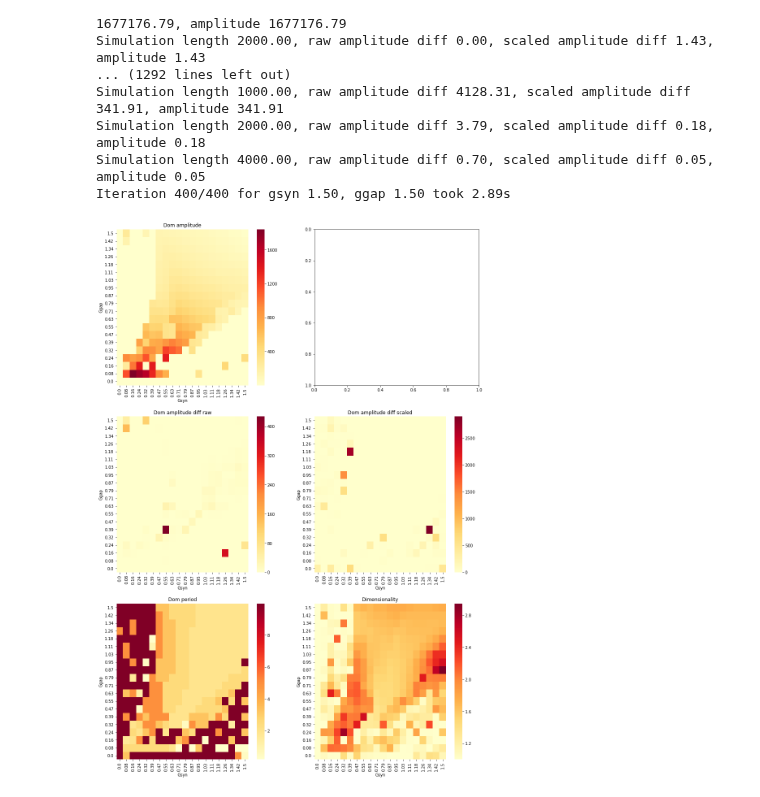
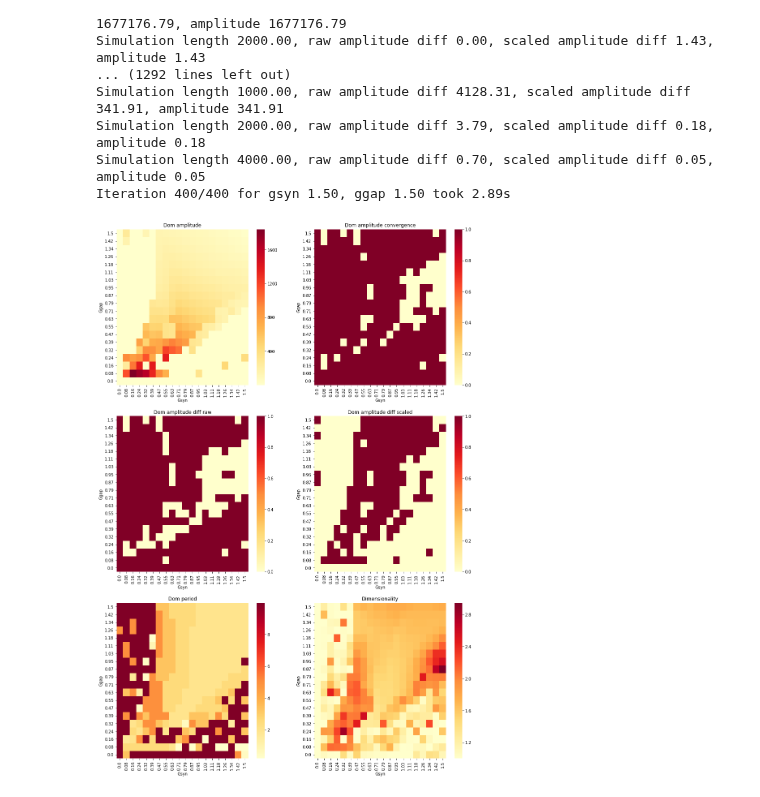
Before and after one commit to sjonany/c-elegans-interactome-analysis, a Jupyter notebook: all_at_a_time.ipynb, the cells around one changed output. Cells and saved outputs as stored; diff of their text form; code cells hidden in the pictures.

Commit message:
AAT made a more useful convergence-check plot. Added param example of weird oscillation.

```diff
--- a/all_at_a_time.ipynb
+++ b/all_at_a_time.ipynb
@@ -103,33 +103,37 @@ import pandas as pd
 def plot_heatmap(ax, ggap_vals, gsyn_vals, output_vals):
   ggap_vals = np.round(ggap_vals, 2)
   gsyn_vals = np.round(gsyn_vals, 2)
   df = pd.DataFrame.from_dict(np.array([ggap_vals,gsyn_vals,output_vals]).T)
   df.columns = ['Ggap','Gsyn','Output']
   df['Output'] = pd.to_numeric(df['Output'])
   pivotted = df.pivot('Ggap','Gsyn','Output')
   # See this for sample color palettes
   # https://chrisalbon.com/python/data_visualization/seaborn_color_palettes/
   return sns.heatmap(pivotted,cmap='YlOrRd', ax = ax)
 
 fig, axes = plt.subplots(nrows = 3, ncols = 2, figsize=(16, 24))
 ax = axes[0][0]
 ax.set_title("Dom amplitude")
 plot_heatmap(ax, ggap_vals, gsyn_vals, dom_amplitude_vals)
+ax = axes[0][1]
+ax.set_title("Dom amplitude convergence")
+plot_heatmap(ax, ggap_vals, gsyn_vals, np.logical_or((np.array(dom_amplitude_diff_raw_vals) < 1),
+            (np.array(dom_amplitude_diff_scaled_vals) < 0.01)))
 ax = axes[1][0]
 ax.set_title("Dom amplitude diff raw")
-plot_heatmap(ax, ggap_vals, gsyn_vals, dom_amplitude_diff_raw_vals)
+plot_heatmap(ax, ggap_vals, gsyn_vals, np.array(dom_amplitude_diff_raw_vals) < 1)
 ax = axes[1][1]
 ax.set_title("Dom amplitude diff scaled")
-plot_heatmap(ax, ggap_vals, gsyn_vals, dom_amplitude_diff_scaled_vals)
+plot_heatmap(ax, ggap_vals, gsyn_vals, np.array(dom_amplitude_diff_scaled_vals) < 0.01)
 ax = axes[2][0]
 ax.set_title("Dom period")
 plot_heatmap(ax, ggap_vals, gsyn_vals, dom_period_vals)
 ax = axes[2][1]
 ax.set_title("Dimensionality")
 _ = plot_heatmap(ax, ggap_vals, gsyn_vals, dimensionality_vals)
 
 # Seaborn for some reason inverts the y-axis, so need to un-invert.
 for ax in axes.reshape(-1):
   ax.invert_yaxis()
 # %% [output]
-[figure, old version]
+[figure, new version]
```
Also changed, not shown: 1 other file.
